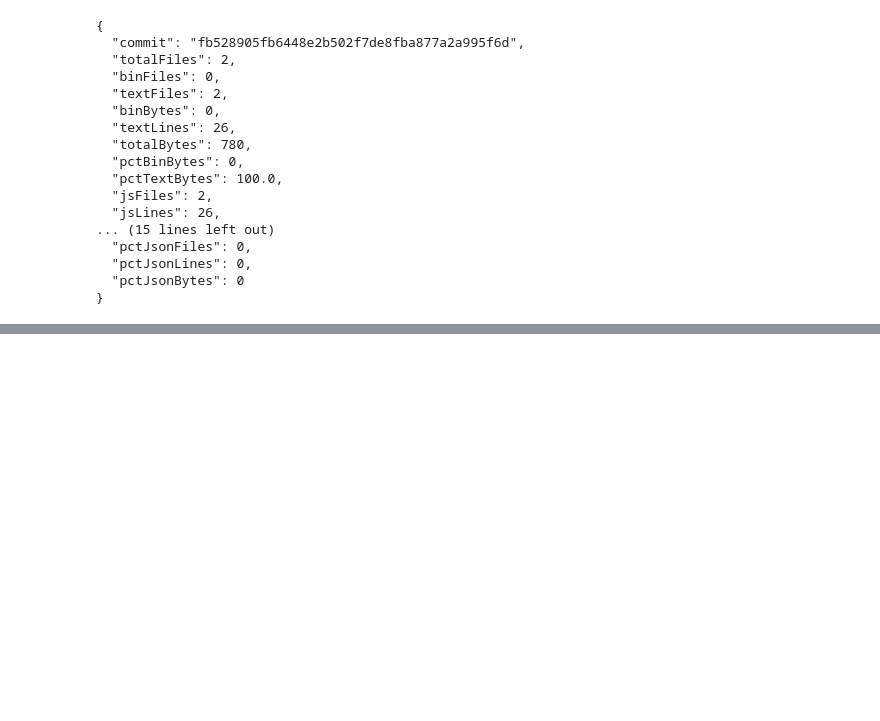
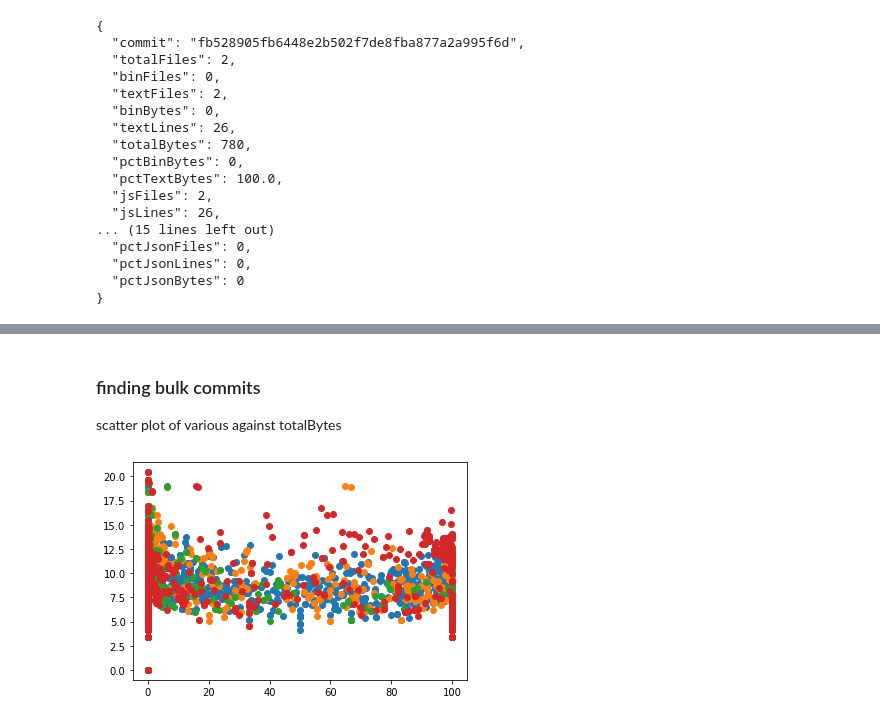
Before and after one commit to Deadman-DAO/Web3HackerNetwork, a Jupyter notebook: sandbox/notebooks/bob/commit_stat_engineering.ipynb, the cells around one changed output, grey strips where cells are left out. Saved outputs shown, nothing was run; the diff lists cells and outputs as text; code cells hidden in the pictures; blank space fills up the shorter version.

```diff
--- a/sandbox/notebooks/bob/commit_stat_engineering.ipynb
+++ b/sandbox/notebooks/bob/commit_stat_engineering.ipynb
@@ -36,0 +56,15 @@ for stat in all_commit_stats[slice(1)]:
+# %% [markdown]
+### finding bulk commits
+scatter plot of various against totalBytes
+# %%
+import matplotlib.pyplot as plt
+import numpy as np
+
+total_bytes_array = [np.log1p(stats['totalBytes']) for stats in all_stats]
+plt.scatter(pct_rust_array, total_bytes_array)
+plt.scatter(pct_js_array, total_bytes_array)
+plt.scatter(pct_markdown_array, total_bytes_array)
+plt.scatter(pct_json_array, total_bytes_array)
+plt.show()
+# %% [output]
+[figure, added]
```
Also changed, not shown: parts of 5 cells of this notebook.
